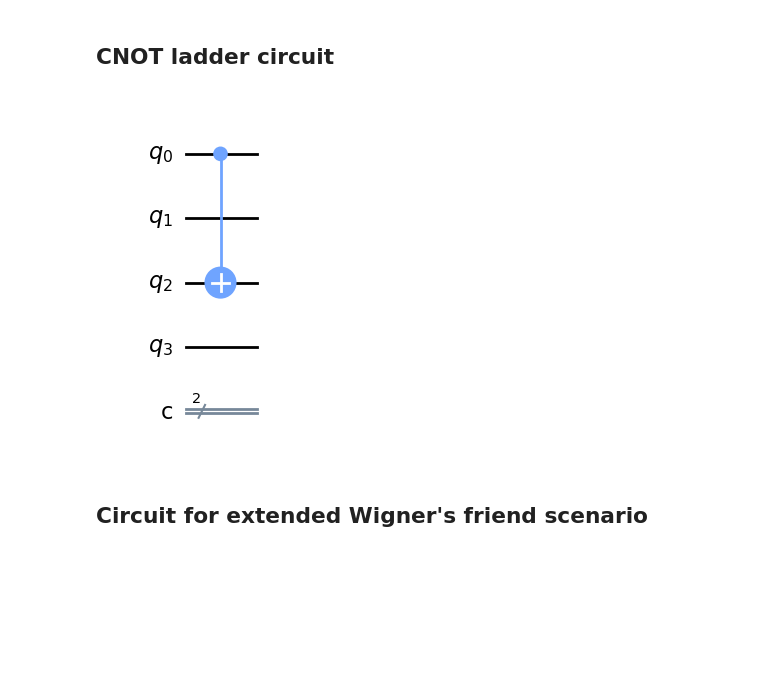
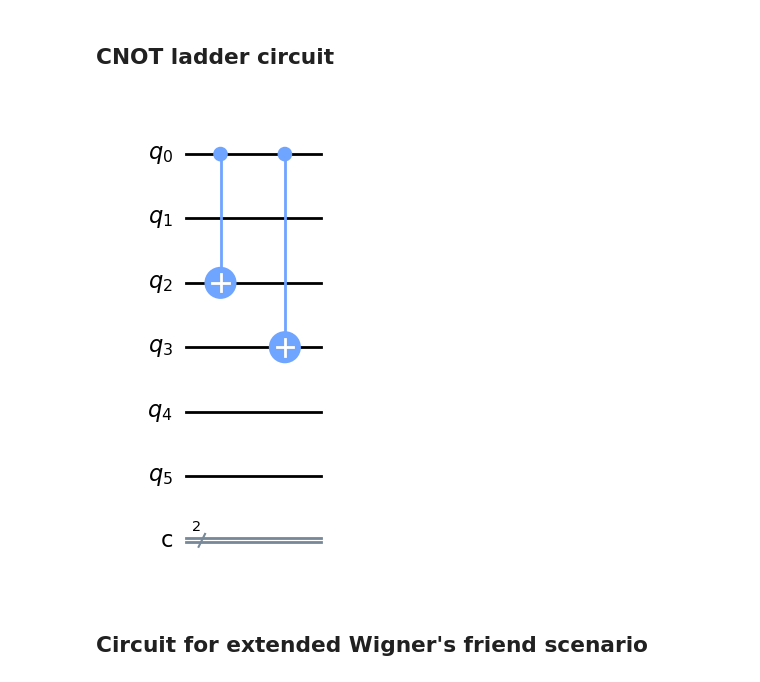
Before and after one commit to unitaryfund/wigners_friend, a Jupyter notebook: notebooks/ewfs_measurements.ipynb, the cells around one changed output. Drawn from its saved outputs; the diff is of its cells as text; code cells hidden in the pictures; blank space fills up the shorter version.

```diff
--- a/notebooks/ewfs_measurements.ipynb
+++ b/notebooks/ewfs_measurements.ipynb
@@ -178,16 +170,16 @@ print(qiskit.Aer.get_backend("statevector_simulator").run(circuit).result().get_
 # %% [markdown]
 ## CNOT ladder circuit
 # %%
-def cnot_ladder(qc: QuantumCircuit, system_qubit: int, friend_qubit: int, friend_size: int):
+def cnot_ladder(qc: QuantumCircuit, observer: Observer, friend_qubit: int, friend_size: int):
     """CNOT ladder circuit (GHZ without Hadamard)."""
     for i in range(friend_size):
-        qc.cx(system_qubit, friend_qubit + i)
+        qc.cx(observer, friend_qubit + i)
 # %%
 circuit = QuantumCircuit(CIRCUIT_SIZE, MEAS_SIZE)
-cnot_ladder(circuit, ALICE, SYS_SIZE, CHARLIE_SIZE)
+cnot_ladder(circuit, ALICE, CHARLIE_QUBITS[0], CHARLIE_SIZE)
 circuit.draw("mpl")
 # %% [output]
-[figure, old version]
+[figure, new version]
 # %% [markdown]
 ## Circuit for extended Wigner's friend scenario
 # %%
```
Also changed, not shown: parts of 7 cells of this notebook.
